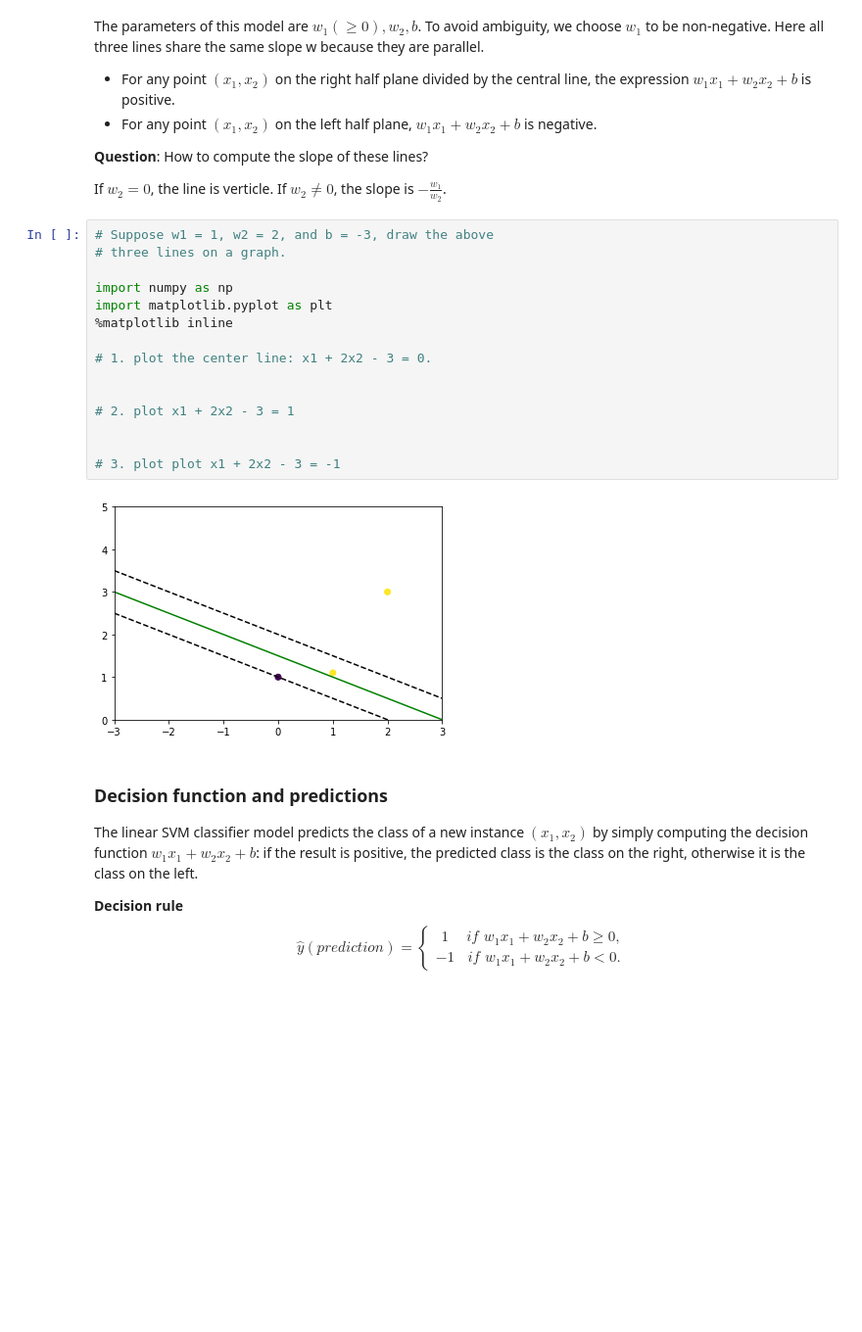
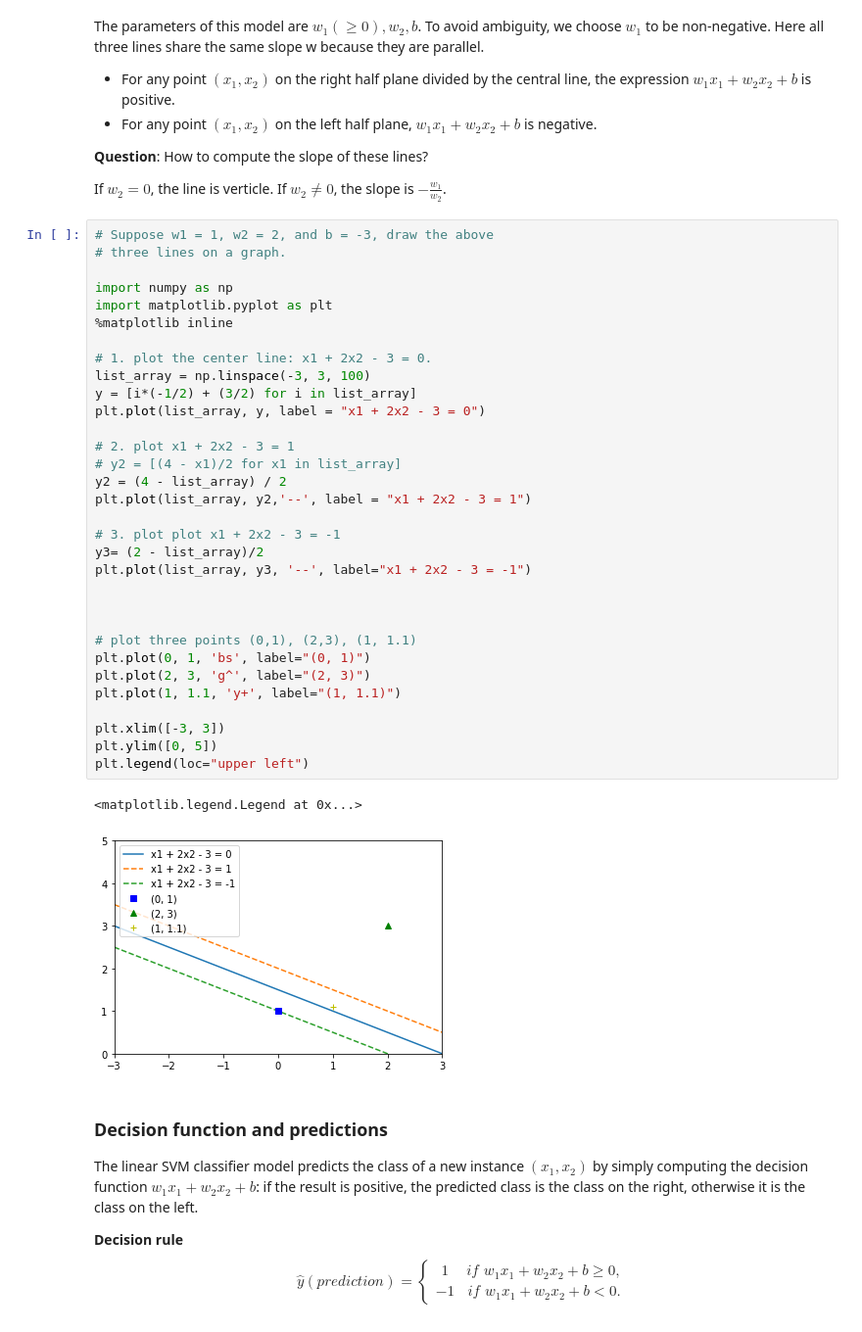
Before and after one commit to ch00226855/CMP464-788-Spring2019, a Jupyter notebook: Week9_SVM.ipynb, the cells around one changed output. Shown: that part at 98% size. Saved outputs shown, nothing was run; the diff lists cells and outputs as text; blank space fills up the shorter version.

```diff
--- a/Week9_SVM.ipynb
+++ b/Week9_SVM.ipynb
@@ -44,20 +44,38 @@ If $w_2\neq 0$, the slope is $-\frac{w_1}{w_2}$.
 # %%
 # Suppose w1 = 1, w2 = 2, and b = -3, draw the above
 # three lines on a graph.
 
 import numpy as np
 import matplotlib.pyplot as plt
 %matplotlib inline
 
 # 1. plot the center line: x1 + 2x2 - 3 = 0.
+list_array = np.linspace(-3, 3, 100)
+y = [i*(-1/2) + (3/2) for i in list_array]
+plt.plot(list_array, y, label = "x1 + 2x2 - 3 = 0")
+
+# 2. plot x1 + 2x2 - 3 = 1
+# y2 = [(4 - x1)/2 for x1 in list_array]
+y2 = (4 - list_array) / 2
+plt.plot(list_array, y2,'--', label = "x1 + 2x2 - 3 = 1")
+
+# 3. plot plot x1 + 2x2 - 3 = -1
+y3= (2 - list_array)/2
+plt.plot(list_array, y3, '--', label="x1 + 2x2 - 3 = -1")
 
 
-# 2. plot x1 + 2x2 - 3 = 1
 
+# plot three points (0,1), (2,3), (1, 1.1)
+plt.plot(0, 1, 'bs', label="(0, 1)")
+plt.plot(2, 3, 'g^', label="(2, 3)")
+plt.plot(1, 1.1, 'y+', label="(1, 1.1)")
 
-# 3. plot plot x1 + 2x2 - 3 = -1
+plt.xlim([-3, 3])
+plt.ylim([0, 5])
+plt.legend(loc="upper left")
 # %% [output]
+<matplotlib.legend.Legend at 0x...>
-[figure, old version]
+[figure, new version]
 # %% [markdown]
 ### Decision function and predictions
 
```
Also changed, not shown: parts of 3 cells of this notebook.
